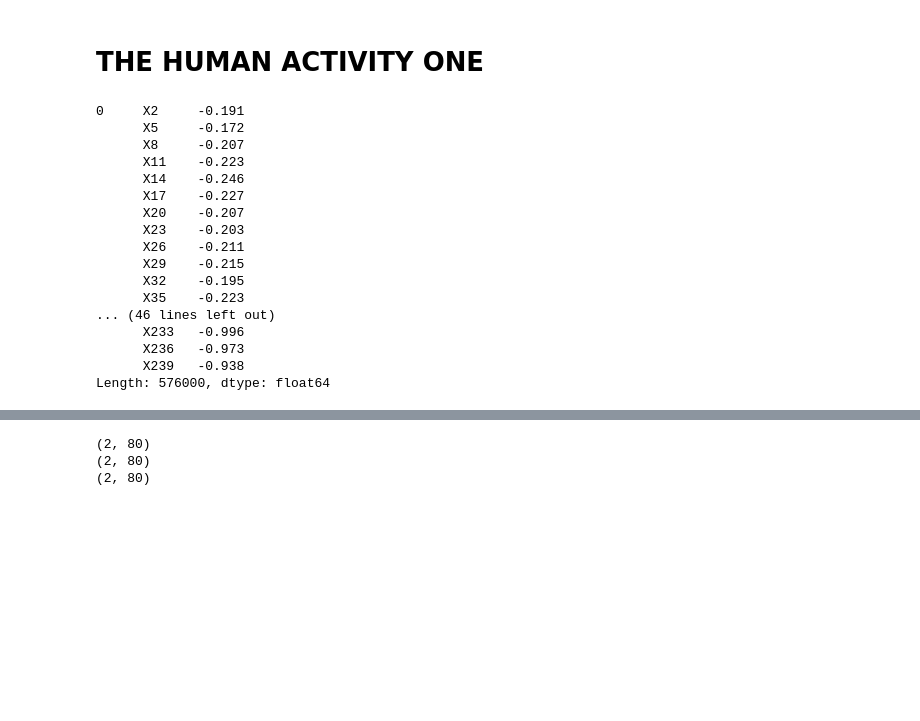
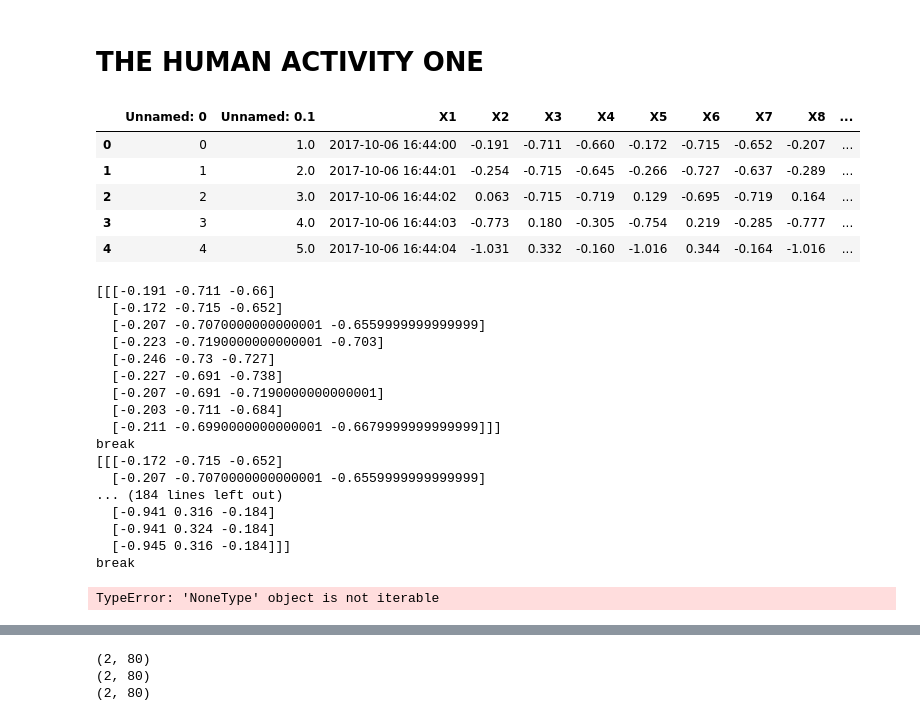
Before and after one commit to ymehra/KineseItUp, a Jupyter notebook: convolutional_nn.ipynb, the cells around one changed output, grey strips where cells are left out. Saved outputs shown, nothing was run; the diff lists cells and outputs as text; code cells hidden in the pictures; blank space fills up the shorter version.

Commit message:
More functionality added. More specifics to our data. Almost fully complete.

```diff
--- a/convolutional_nn.ipynb
+++ b/convolutional_nn.ipynb
@@ -107,26 +107,15 @@ x_train.shape
 # THE HUMAN ACTIVITY ONE
 # %%
 data_small = data[data['observation'] == 'H_AM01DO1_M']
-# %%
-data_small[x].stack()
-# %% [output]
-0     X2     -0.191
-      X5     -0.172
-      X8     -0.207
-      X11    -0.223
-      X14    -0.246
-      X17    -0.227
-      X20    -0.207
-      X23    -0.203
-      X26    -0.211
-      X29    -0.215
-      X32    -0.195
-      X35    -0.223
-... (46 lines left out)
-      X233   -0.996
-      X236   -0.973
-      X239   -0.938
-Length: 576000, dtype: float64
+# %%
+data.head()
+# %% [output]
+|  | Unnamed: 0 | Unnamed: 0.1 | X1 | X2 | X3 | X4 | X5 | X6 | X7 | X8 | ... |
+| 0 | 0 | 1.0 | 2017-10-06 16:44:00 | -0.191 | -0.711 | -0.660 | -0.172 | -0.715 | -0.652 | -0.207 | ... |
+| 1 | 1 | 2.0 | 2017-10-06 16:44:01 | -0.254 | -0.715 | -0.645 | -0.266 | -0.727 | -0.637 | -0.289 | ... |
+| 2 | 2 | 3.0 | 2017-10-06 16:44:02 | 0.063 | -0.715 | -0.719 | 0.129 | -0.695 | -0.719 | 0.164 | ... |
+| 3 | 3 | 4.0 | 2017-10-06 16:44:03 | -0.773 | 0.180 | -0.305 | -0.754 | 0.219 | -0.285 | -0.777 | ... |
+| 4 | 4 | 5.0 | 2017-10-06 16:44:04 | -1.031 | 0.332 | -0.160 | -1.016 | 0.344 | -0.164 | -1.016 | ... |
 # %%
 # dataset = read_data('actitracker_raw.txt')
 # dataset.dropna(axis=0, how='any', inplace= True)
@@ -161,2 +192,21 @@ def segment_signal(data,window_size = 10):
 # %%
-gus,yash,andrew = segment_signal(data)
+gus,yash = make_segments(data,10)
+# %% [output]
+[[[-0.191 -0.711 -0.66]
+  [-0.172 -0.715 -0.652]
+  [-0.207 -0.7070000000000001 -0.6559999999999999]
+  [-0.223 -0.7190000000000001 -0.703]
+  [-0.246 -0.73 -0.727]
+  [-0.227 -0.691 -0.738]
+  [-0.207 -0.691 -0.7190000000000001]
+  [-0.203 -0.711 -0.684]
+  [-0.211 -0.6990000000000001 -0.6679999999999999]]]
+break
+[[[-0.172 -0.715 -0.652]
+  [-0.207 -0.7070000000000001 -0.6559999999999999]
+... (184 lines left out)
+  [-0.941 0.316 -0.184]
+  [-0.941 0.324 -0.184]
+  [-0.945 0.316 -0.184]]]
+break
+TypeError: 'NoneType' object is not iterable
```
Also changed, not shown: parts of 5 cells of this notebook.
